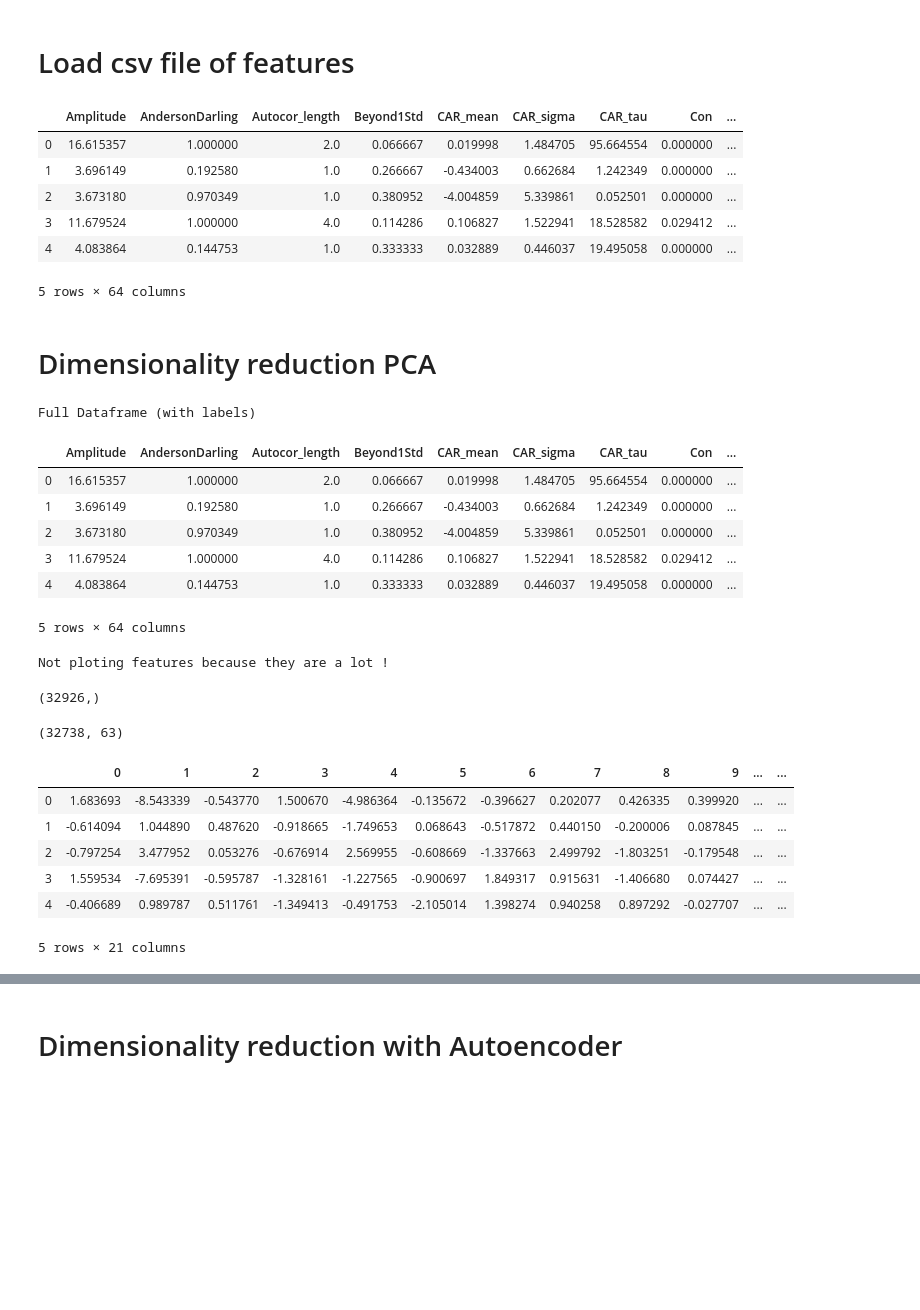
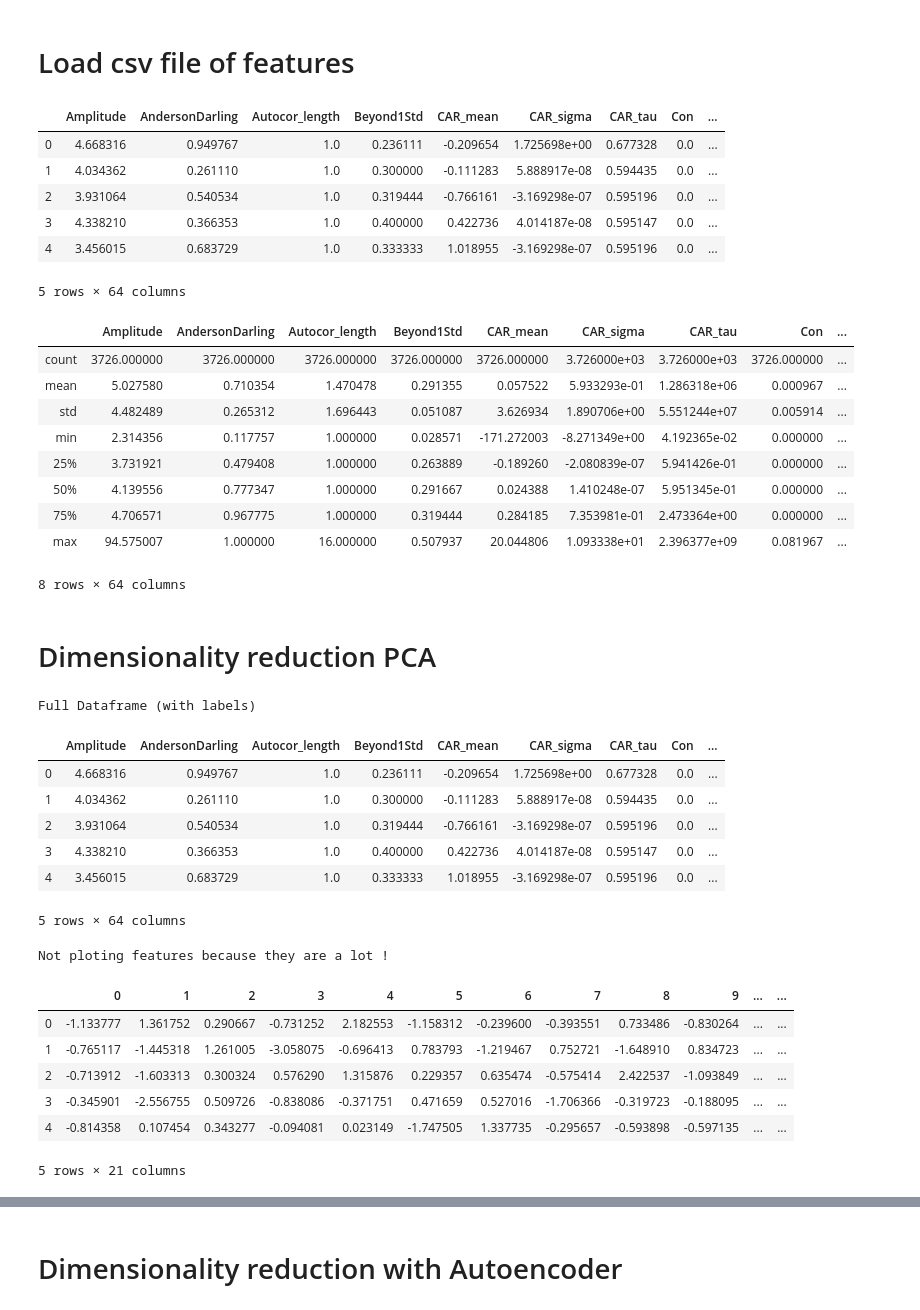
Before and after one commit to leoBravoRain/statistics, a Jupyter notebook: project/statistic project 2.ipynb, the cells around one changed output, grey strips where cells are left out. Saved outputs shown, nothing was run; the diff lists cells and outputs as text; code cells hidden in the pictures; blank space fills up the shorter version.

```diff
--- a/project/statistic project 2.ipynb
+++ b/project/statistic project 2.ipynb
@@ -450,17 +559,39 @@ else:
 # %%
 path = "../../../../thesis/work/"
 
+# features with full data
 features_light_curves = pd.read_csv(path + "features_with_test_10MM")
 features_light_curves = features_light_curves.loc[:, ~features_light_curves.columns.str.contains('^Unnamed')]
-features_light_curves.head()
+
+#features with 2 classes
+features_light_curves = pd.read_csv(path + "features_with_28624_objects_and_2_classes_and_63_features_20191213-135652.csv")
+
+#features with 4 classes
+features_light_curves = pd.read_csv(path + "features_with_3726_objects_and_4_classes_and_63_features_20191213-143431.csv")
+
+# display data
+display(features_light_curves.head())
+
+# describe data
+display(features_light_curves.describe())
 # %% [output]
 |  | Amplitude | AndersonDarling | Autocor_length | Beyond1Std | CAR_mean | CAR_sigma | CAR_tau | Con | ... |
-| 0 | 16.615357 | 1.000000 | 2.0 | 0.066667 | 0.019998 | 1.484705 | 95.664554 | 0.000000 | ... |
-| 1 | 3.696149 | 0.192580 | 1.0 | 0.266667 | -0.434003 | 0.662684 | 1.242349 | 0.000000 | ... |
-| 2 | 3.673180 | 0.970349 | 1.0 | 0.380952 | -4.004859 | 5.339861 | 0.052501 | 0.000000 | ... |
-| 3 | 11.679524 | 1.000000 | 4.0 | 0.114286 | 0.106827 | 1.522941 | 18.528582 | 0.029412 | ... |
-| 4 | 4.083864 | 0.144753 | 1.0 | 0.333333 | 0.032889 | 0.446037 | 19.495058 | 0.000000 | ... |
+| 0 | 4.668316 | 0.949767 | 1.0 | 0.236111 | -0.209654 | 1.725698e+00 | 0.677328 | 0.0 | ... |
+| 1 | 4.034362 | 0.261110 | 1.0 | 0.300000 | -0.111283 | 5.888917e-08 | 0.594435 | 0.0 | ... |
+| 2 | 3.931064 | 0.540534 | 1.0 | 0.319444 | -0.766161 | -3.169298e-07 | 0.595196 | 0.0 | ... |
+| 3 | 4.338210 | 0.366353 | 1.0 | 0.400000 | 0.422736 | 4.014187e-08 | 0.595147 | 0.0 | ... |
+| 4 | 3.456015 | 0.683729 | 1.0 | 0.333333 | 1.018955 | -3.169298e-07 | 0.595196 | 0.0 | ... |
 5 rows × 64 columns
+|  | Amplitude | AndersonDarling | Autocor_length | Beyond1Std | CAR_mean | CAR_sigma | CAR_tau | Con | ... |
+| count | 3726.000000 | 3726.000000 | 3726.000000 | 3726.000000 | 3726.000000 | 3.726000e+03 | 3.726000e+03 | 3726.000000 | ... |
+| mean | 5.027580 | 0.710354 | 1.470478 | 0.291355 | 0.057522 | 5.933293e-01 | 1.286318e+06 | 0.000967 | ... |
+| std | 4.482489 | 0.265312 | 1.696443 | 0.051087 | 3.626934 | 1.890706e+00 | 5.551244e+07 | 0.005914 | ... |
+| min | 2.314356 | 0.117757 | 1.000000 | 0.028571 | -171.272003 | -8.271349e+00 | 4.192365e-02 | 0.000000 | ... |
+| 25% | 3.731921 | 0.479408 | 1.000000 | 0.263889 | -0.189260 | -2.080839e-07 | 5.941426e-01 | 0.000000 | ... |
+| 50% | 4.139556 | 0.777347 | 1.000000 | 0.291667 | 0.024388 | 1.410248e-07 | 5.951345e-01 | 0.000000 | ... |
+| 75% | 4.706571 | 0.967775 | 1.000000 | 0.319444 | 0.284185 | 7.353981e-01 | 2.473364e+00 | 0.000000 | ... |
+| max | 94.575007 | 1.000000 | 16.000000 | 0.507937 | 20.044806 | 1.093338e+01 | 2.396377e+09 | 0.081967 | ... |
+8 rows × 64 columns
 # %% [markdown]
 # Dimensionality reduction PCA
 # %%
@@ -472,11 +603,11 @@ display(features_light_curves.head())
 # %% [output]
 Full Dataframe (with labels)
 |  | Amplitude | AndersonDarling | Autocor_length | Beyond1Std | CAR_mean | CAR_sigma | CAR_tau | Con | ... |
-| 0 | 16.615357 | 1.000000 | 2.0 | 0.066667 | 0.019998 | 1.484705 | 95.664554 | 0.000000 | ... |
-| 1 | 3.696149 | 0.192580 | 1.0 | 0.266667 | -0.434003 | 0.662684 | 1.242349 | 0.000000 | ... |
-| 2 | 3.673180 | 0.970349 | 1.0 | 0.380952 | -4.004859 | 5.339861 | 0.052501 | 0.000000 | ... |
-| 3 | 11.679524 | 1.000000 | 4.0 | 0.114286 | 0.106827 | 1.522941 | 18.528582 | 0.029412 | ... |
-| 4 | 4.083864 | 0.144753 | 1.0 | 0.333333 | 0.032889 | 0.446037 | 19.495058 | 0.000000 | ... |
+| 0 | 4.668316 | 0.949767 | 1.0 | 0.236111 | -0.209654 | 1.725698e+00 | 0.677328 | 0.0 | ... |
+| 1 | 4.034362 | 0.261110 | 1.0 | 0.300000 | -0.111283 | 5.888917e-08 | 0.594435 | 0.0 | ... |
+| 2 | 3.931064 | 0.540534 | 1.0 | 0.319444 | -0.766161 | -3.169298e-07 | 0.595196 | 0.0 | ... |
+| 3 | 4.338210 | 0.366353 | 1.0 | 0.400000 | 0.422736 | 4.014187e-08 | 0.595147 | 0.0 | ... |
+| 4 | 3.456015 | 0.683729 | 1.0 | 0.333333 | 1.018955 | -3.169298e-07 | 0.595196 | 0.0 | ... |
 5 rows × 64 columns
 # %%
 # Standarizing data
@@ -502,12 +633,6 @@ else:
     print("Not ploting features because they are a lot !")
 # %% [output]
 Not ploting features because they are a lot !
-# %%
-print(object_ids.shape)
-std_features_light_curves
-# %% [output]
-(32926,)
-(32738, 63)
 # %%
 # PCA
 from sklearn.decomposition import PCA
@@ -528,11 +653,11 @@ pca_df.head()
 # ax.hist(features_light_curves.target)
 # %% [output]
 |  | 0 | 1 | 2 | 3 | 4 | 5 | 6 | 7 | 8 | 9 | ... | ... |
-| 0 | 1.683693 | -8.543339 | -0.543770 | 1.500670 | -4.986364 | -0.135672 | -0.396627 | 0.202077 | 0.426335 | 0.399920 | ... | ... |
-| 1 | -0.614094 | 1.044890 | 0.487620 | -0.918665 | -1.749653 | 0.068643 | -0.517872 | 0.440150 | -0.200006 | 0.087845 | ... | ... |
-| 2 | -0.797254 | 3.477952 | 0.053276 | -0.676914 | 2.569955 | -0.608669 | -1.337663 | 2.499792 | -1.803251 | -0.179548 | ... | ... |
-| 3 | 1.559534 | -7.695391 | -0.595787 | -1.328161 | -1.227565 | -0.900697 | 1.849317 | 0.915631 | -1.406680 | 0.074427 | ... | ... |
-| 4 | -0.406689 | 0.989787 | 0.511761 | -1.349413 | -0.491753 | -2.105014 | 1.398274 | 0.940258 | 0.897292 | -0.027707 | ... | ... |
+| 0 | -1.133777 | 1.361752 | 0.290667 | -0.731252 | 2.182553 | -1.158312 | -0.239600 | -0.393551 | 0.733486 | -0.830264 | ... | ... |
+| 1 | -0.765117 | -1.445318 | 1.261005 | -3.058075 | -0.696413 | 0.783793 | -1.219467 | 0.752721 | -1.648910 | 0.834723 | ... | ... |
+| 2 | -0.713912 | -1.603313 | 0.300324 | 0.576290 | 1.315876 | 0.229357 | 0.635474 | -0.575414 | 2.422537 | -1.093849 | ... | ... |
+| 3 | -0.345901 | -2.556755 | 0.509726 | -0.838086 | -0.371751 | 0.471659 | 0.527016 | -1.706366 | -0.319723 | -0.188095 | ... | ... |
+| 4 | -0.814358 | 0.107454 | 0.343277 | -0.094081 | 0.023149 | -1.747505 | 1.337735 | -0.295657 | -0.593898 | -0.597135 | ... | ... |
 5 rows × 21 columns
 # %%
 # plotting explained variance
```
Also changed, not shown: parts of 20 cells of this notebook.
